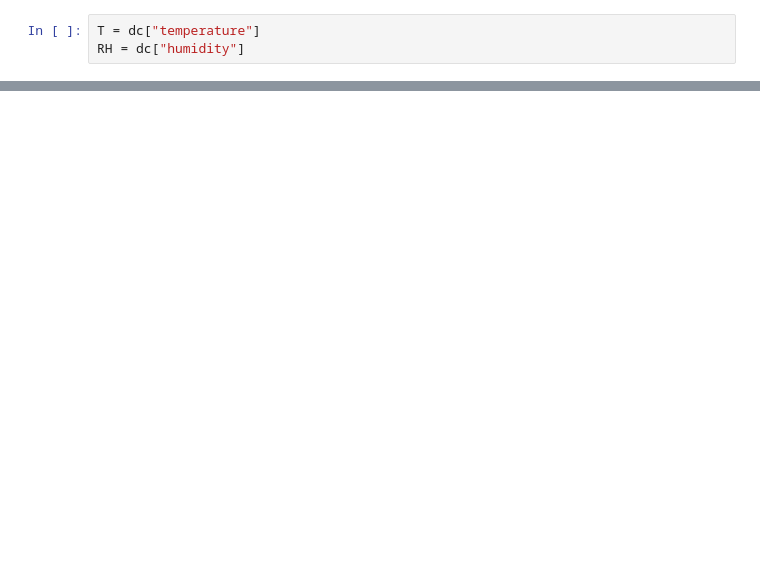
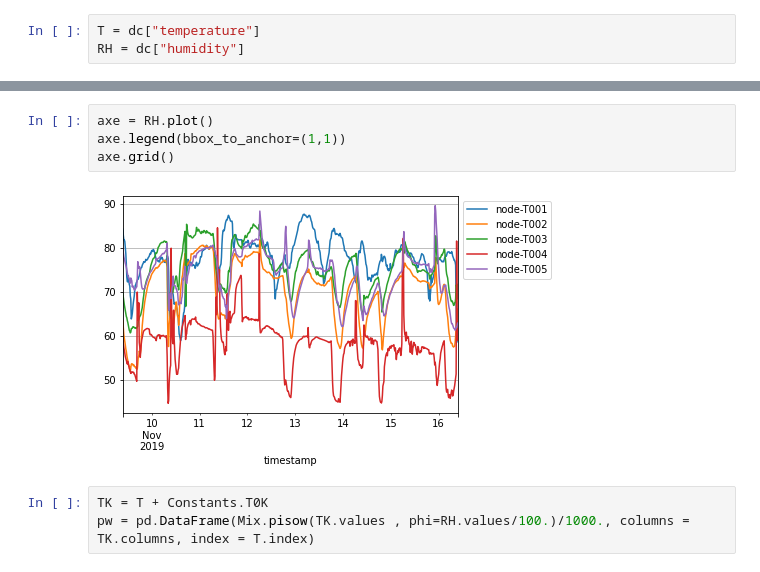
Before and after one commit to jlandercy/cookbook, a Jupyter notebook: python/scientific/phychem/Psychrodapi.ipynb, the cells around one changed output, grey strips where cells are left out. Cells and saved outputs as stored; diff of their text form; blank space fills up the shorter version.

```diff
--- a/python/scientific/phychem/Psychrodapi.ipynb
+++ b/python/scientific/phychem/Psychrodapi.ipynb
@@ -64,0 +104,9 @@ Mix.plot()
+# %%
+axe = RH.plot()
+axe.legend(bbox_to_anchor=(1,1))
+axe.grid()
+# %% [output]
+[figure, added]
+# %%
+TK = T + Constants.T0K
+pw = pd.DataFrame(Mix.pisow(TK.values , phi=RH.values/100.)/1000., columns = TK.columns, index = T.index)
```
Also changed, not shown: parts of 13 cells of this notebook.
